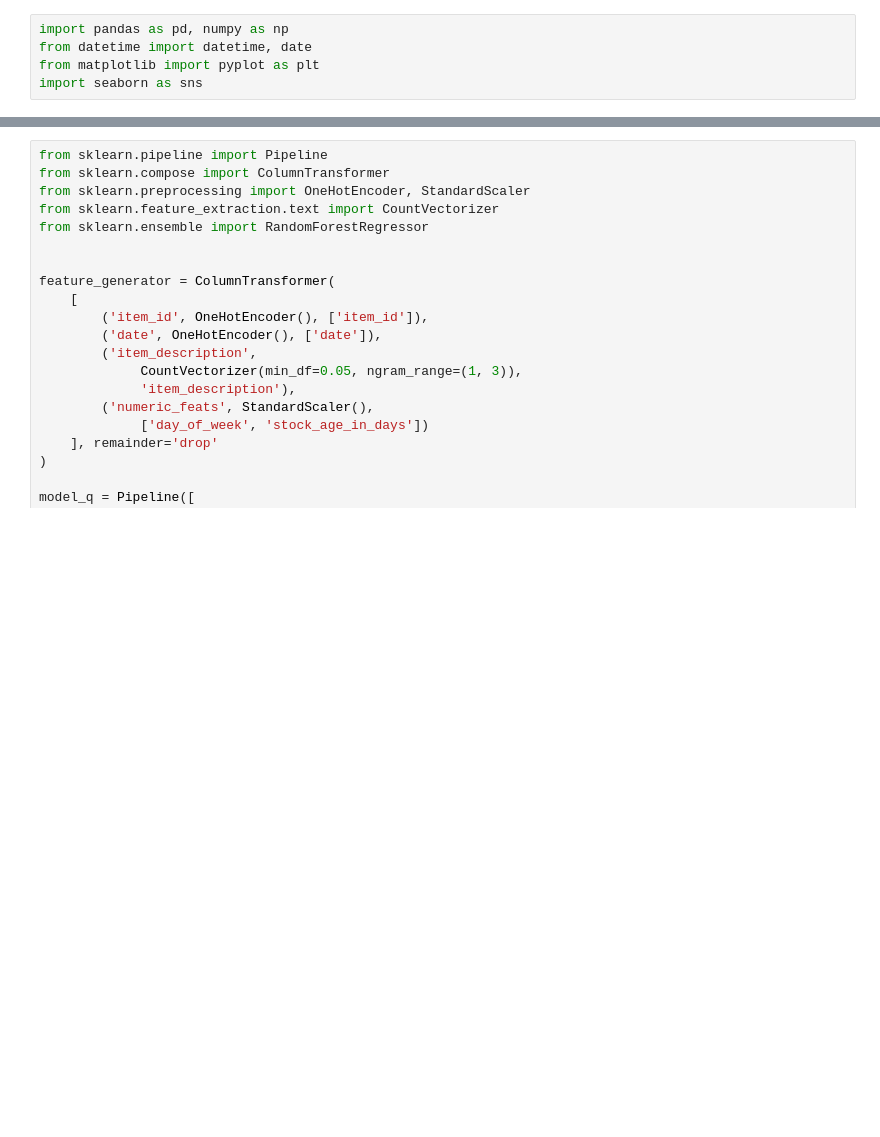
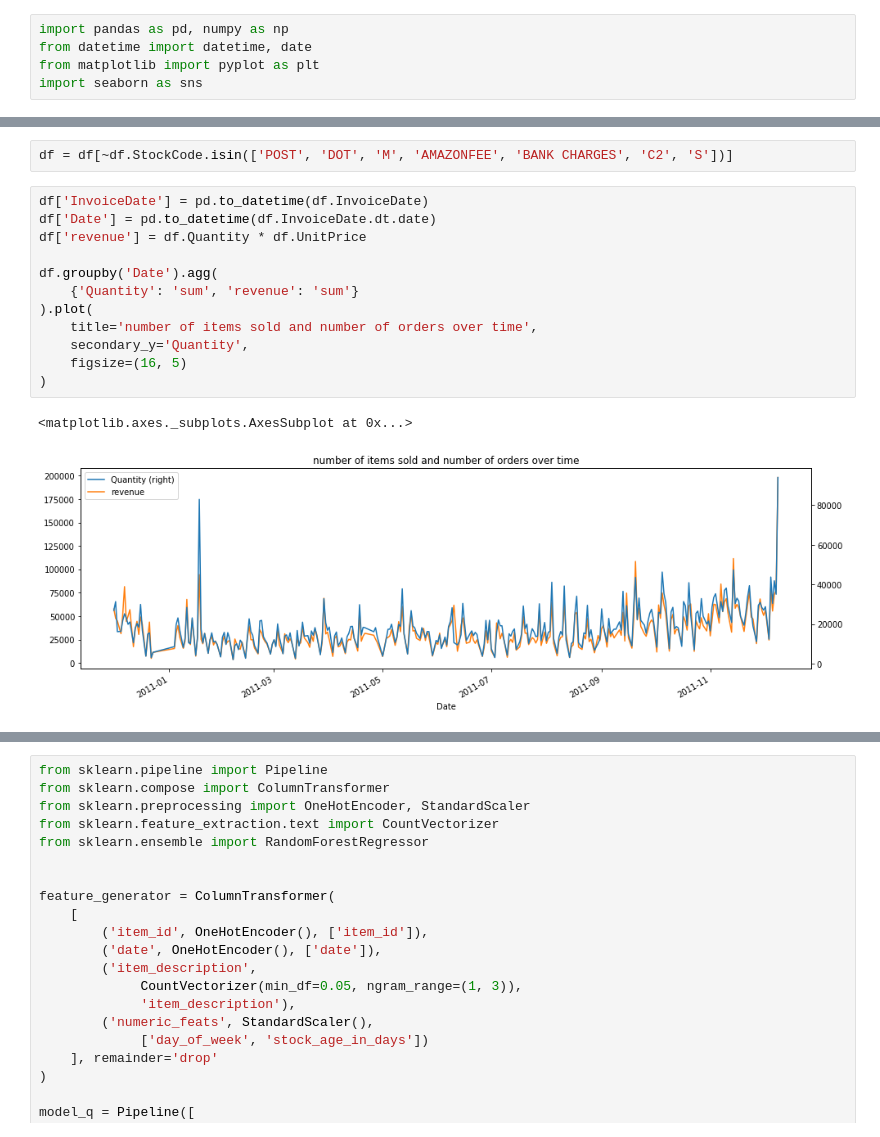
Before and after one commit to ShakilSaroare/Elasticity-estimation-through-machine-learning, a Jupyter notebook: Random_forest.ipynb, the cells around one changed output, grey strips where cells are left out. Drawn from its saved outputs; the diff is of its cells as text; blank space fills up the shorter version.

```diff
--- a/Random_forest.ipynb
+++ b/Random_forest.ipynb
@@ -26,0 +27,17 @@ df.sample(10)
+# %%
+df = df[~df.StockCode.isin(['POST', 'DOT', 'M', 'AMAZONFEE', 'BANK CHARGES', 'C2', 'S'])]
+# %%
+df['InvoiceDate'] = pd.to_datetime(df.InvoiceDate)
+df['Date'] = pd.to_datetime(df.InvoiceDate.dt.date)
+df['revenue'] = df.Quantity * df.UnitPrice
+
+df.groupby('Date').agg(
+    {'Quantity': 'sum', 'revenue': 'sum'}
+).plot(
+    title='number of items sold and number of orders over time',
+    secondary_y='Quantity',
+    figsize=(16, 5)
+)
+# %% [output]
+<matplotlib.axes._subplots.AxesSubplot at 0x...>
+[figure, added]
```
Also changed, not shown: parts of 8 cells of this notebook.
